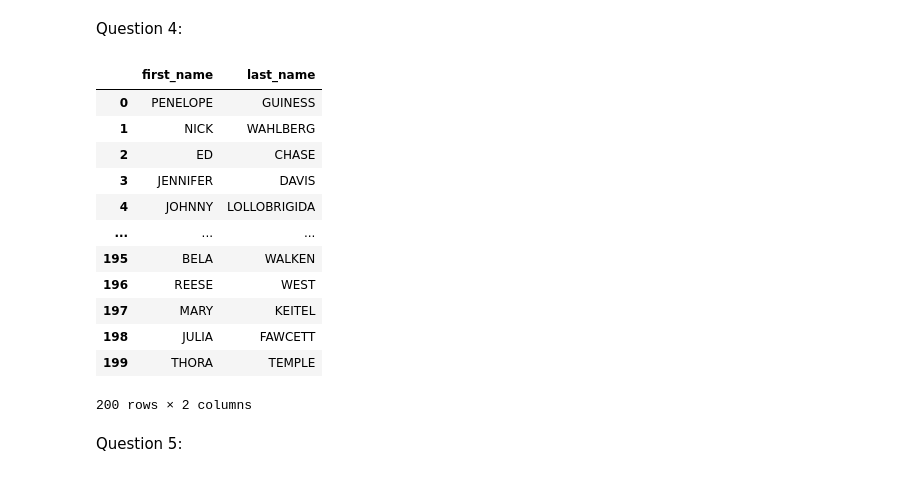
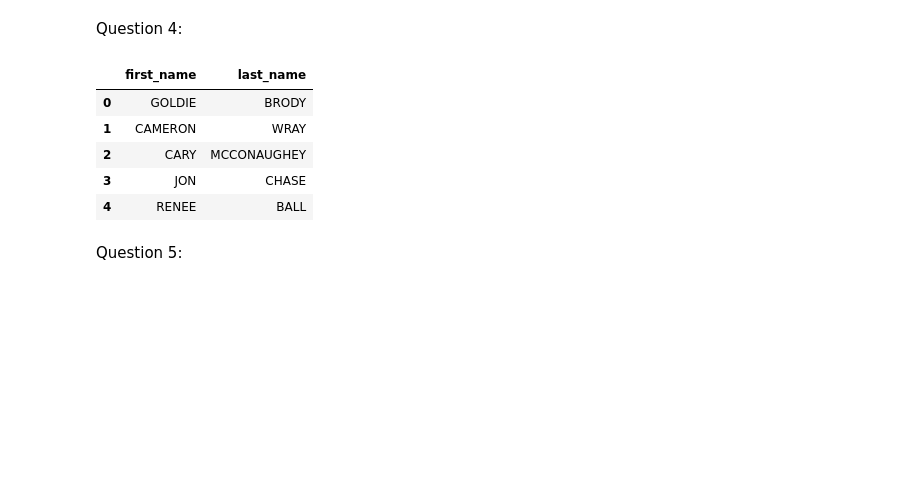
Before and after one commit to LuccasBracci/SakliaQueries, a Jupyter notebook: SakliaQueries.ipynb, the cells around one changed output. Cells and saved outputs as stored; diff of their text form; code cells hidden in the pictures; blank space fills up the shorter version.

```diff
--- a/SakliaQueries.ipynb
+++ b/SakliaQueries.ipynb
@@ -127,26 +132,33 @@ pd.read_sql(q,engine)
 Question 4:
 # %%
 q = """
-SELECT  actor.first_name, actor.last_name
-FROM    actor, film
-WHERE   film.title = "Bingo Talented"
+
+SELECT
+    actor.first_name, actor.last_name
+
+FROM    actor
+    JOIN film_actor
+    ON actor.actor_id = film_actor.actor_id
+
+WHERE
+    film_actor.film_id = (
+
+        SELECT film_id
+        FROM film
+        WHERE film.title = 'Bingo Talented'
+
+    )
+
 """
 
 pd.read_sql(q,engine)
 # %% [output]
 |  | first_name | last_name |
-| 0 | PENELOPE | GUINESS |
-| 1 | NICK | WAHLBERG |
-| 2 | ED | CHASE |
-| 3 | JENNIFER | DAVIS |
-| 4 | JOHNNY | LOLLOBRIGIDA |
-| ... | ... | ... |
-| 195 | BELA | WALKEN |
-| 196 | REESE | WEST |
-| 197 | MARY | KEITEL |
-| 198 | JULIA | FAWCETT |
-| 199 | THORA | TEMPLE |
+| 0 | GOLDIE | BRODY |
+| 1 | CAMERON | WRAY |
+| 2 | CARY | MCCONAUGHEY |
+| 3 | JON | CHASE |
+| 4 | RENEE | BALL |
-200 rows × 2 columns
 # %% [markdown]
 Question 5:
 # %%
```
Also changed, not shown: parts of 5 cells of this notebook.
